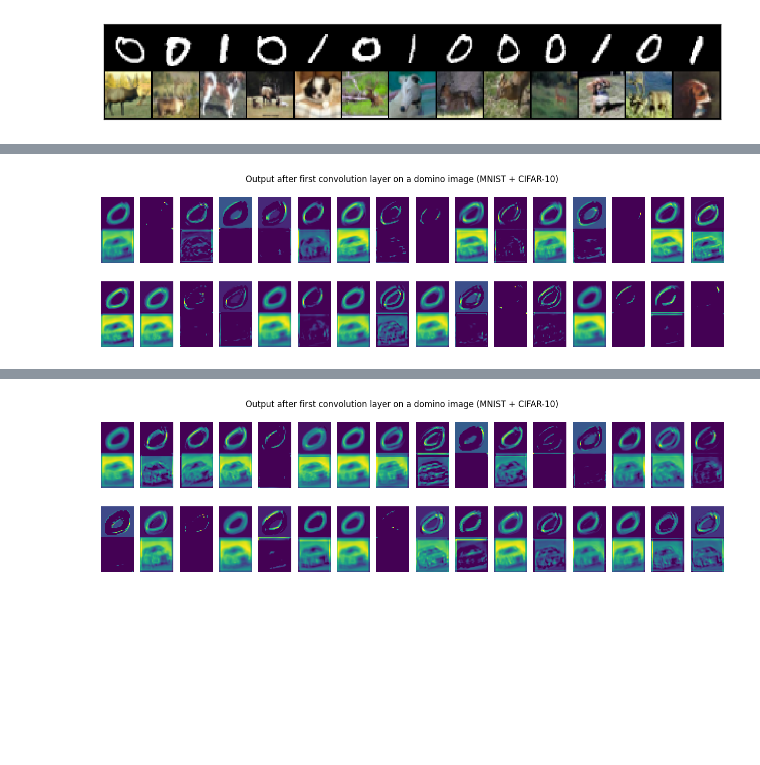
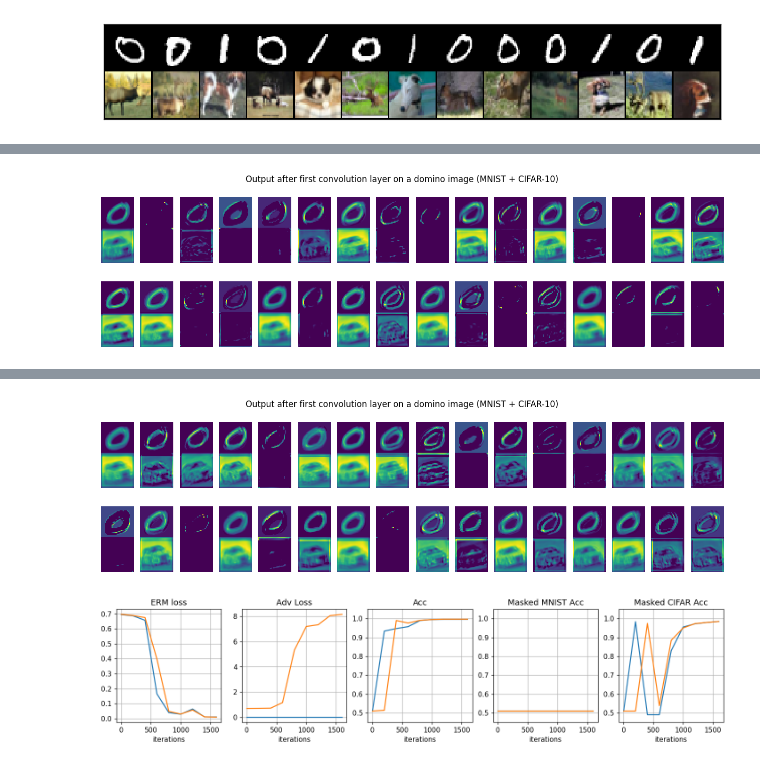
Before and after one commit to Divyansh5647/CS337-project, a Jupyter notebook: domino.ipynb, the cells around one changed output, grey strips where cells are left out. Cells and saved outputs as stored; diff of their text form; code cells hidden in the pictures; blank space fills up the shorter version.

```diff
--- a/domino.ipynb
+++ b/domino.ipynb
@@ -597,7 +600,8 @@ LeNet(
 # %%
 all_stats = []
 stats = sequential_train_without_dbat(2, train_dl, valid_dl, valid_rm_dl, valid_rc_dl, test_dl, test_rm_dl, test_rc_dl,
-                          alpha=0, max_epoch=60, lr_max=0.01)
+                          alpha=0, max_epoch=60, lr_max=0.001, use_scheduler=False)
 all_stats.append(stats)
+print_stats(stats)
 # %% [output]
 [m1] 0/0 [train] loss: 0.69 adv-loss: 0.00  acc: 0.51,  r0/1-acc: 0.51
@@ -613,2 +617,2 @@ all_stats.append(stats)
-[figure, old version]
+[figure, new version]
 [m2] 0/0 [train] loss: 0.70 adv-loss: 0.69  acc: 0.51,  r0/1-acc: 0.51
@@ -624 +628,2 @@ all_stats.append(stats)
 [figure]
+[figure, added]
```
Also changed, not shown: parts of 3 cells of this notebook.
